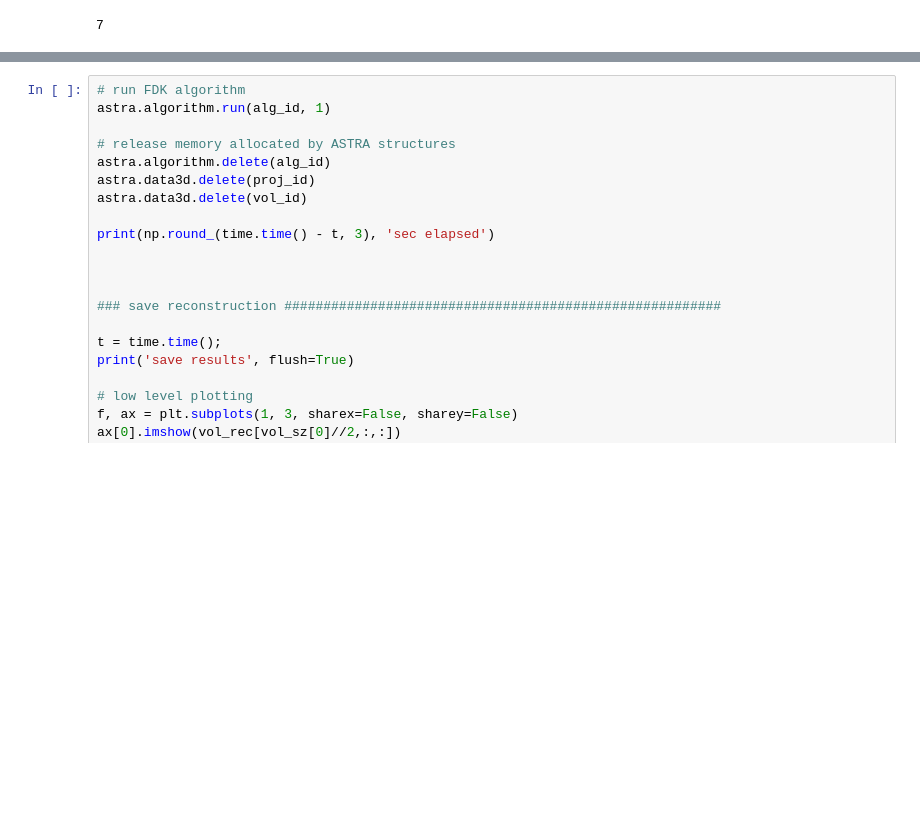
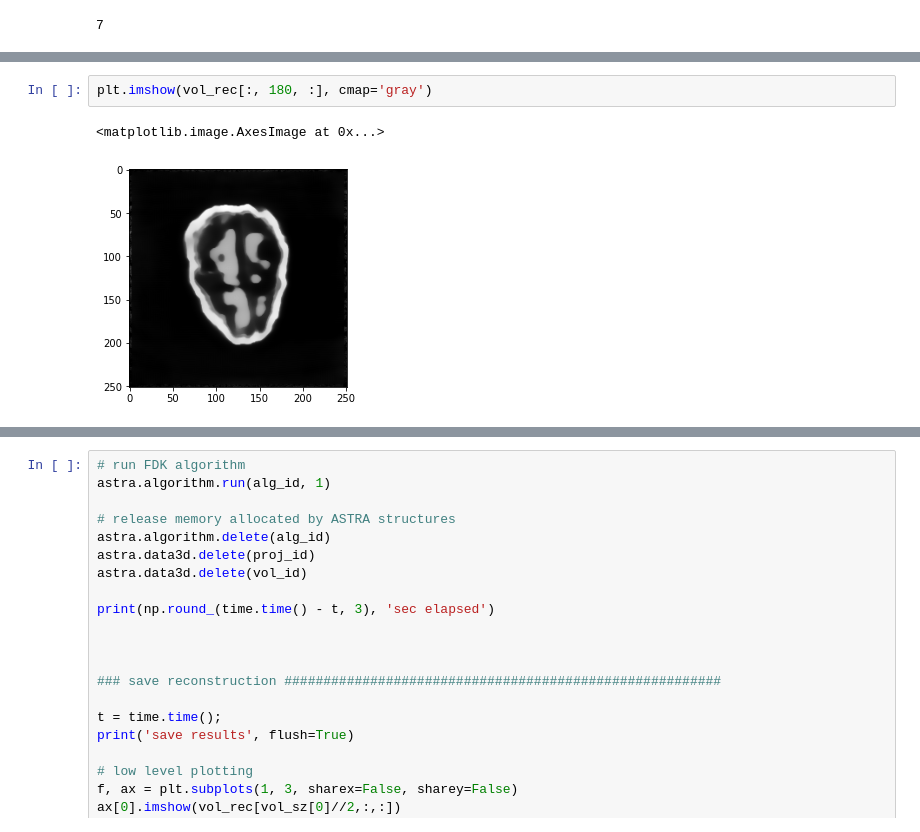
Before and after one commit to PranjalSahu/WalnutReconstructionCodes, a Jupyter notebook: test1.ipynb, the cells around one changed output, grey strips where cells are left out. Cells and saved outputs as stored; diff of their text form; blank space fills up the shorter version.

```diff
--- a/test1.ipynb
+++ b/test1.ipynb
@@ -380,0 +387,5 @@ print(r.shape)
+# %%
+plt.imshow(vol_rec[:, 180, :], cmap='gray')
+# %% [output]
+<matplotlib.image.AxesImage at 0x...>
+[figure, added]
```
Also changed, not shown: parts of 11 cells of this notebook.
